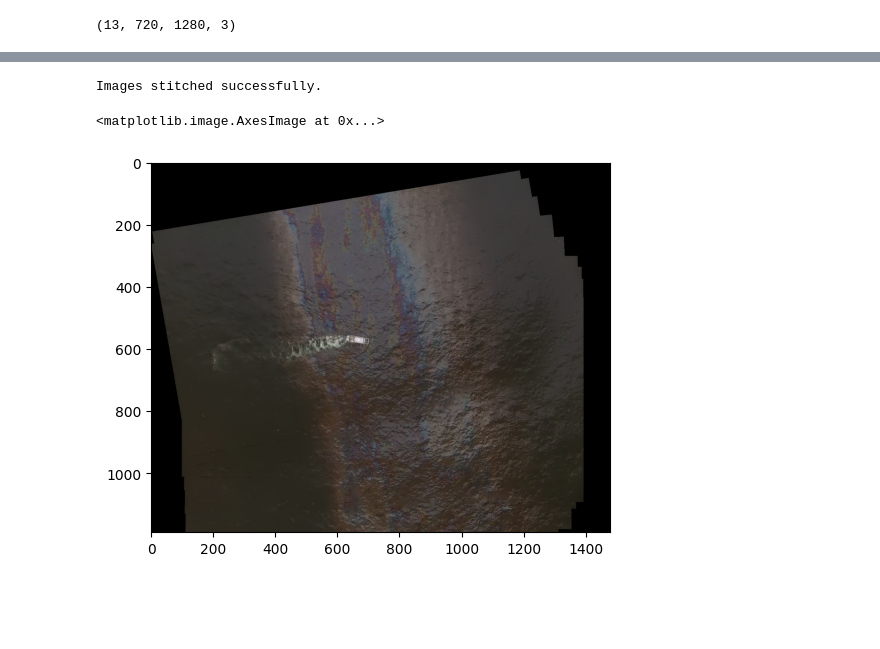
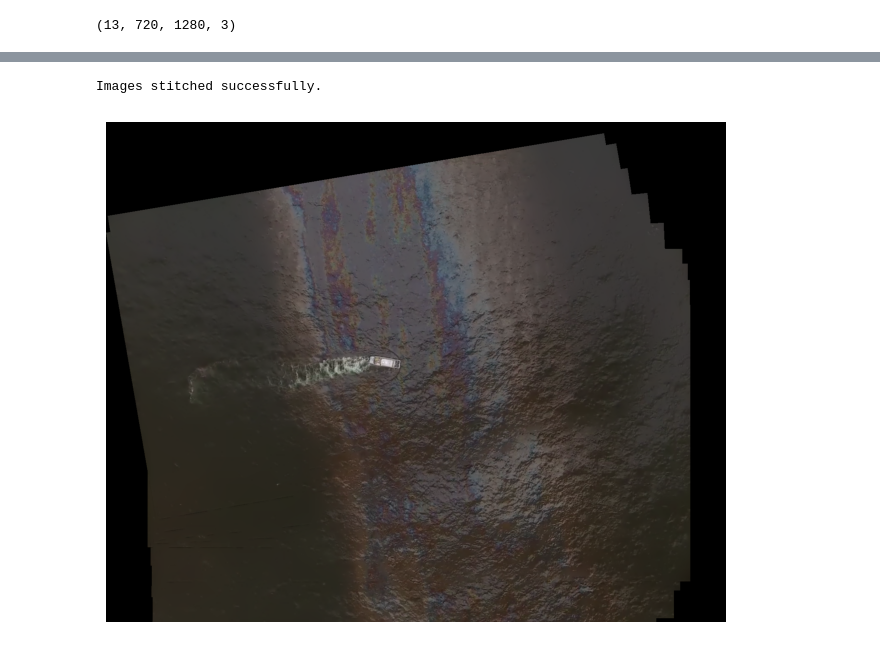
Before and after one commit to vederko-p/oil_segmentation, a Jupyter notebook: notebooks/image_stitching/Image stitching from video.ipynb, the cells around one changed output, grey strips where cells are left out. Saved outputs shown, nothing was run; the diff lists cells and outputs as text; code cells hidden in the pictures; blank space fills up the shorter version.

```diff
--- a/notebooks/image_stitching/Image stitching from video.ipynb
+++ b/notebooks/image_stitching/Image stitching from video.ipynb
@@ -27,15 +29,17 @@ plt.show()
 stitcher = cv2.Stitcher.create(cv2.Stitcher_SCANS)
 # %%
 status, output = stitcher.stitch(video_frames)
-# %%
-if status == 0:
-    print('Images stitched successfully.')
-else:
-    print(f'Error status: {status}')
-# %% [output]
-Images stitched successfully.
-# %%
-plt.imshow(output)
-# %% [output]
-<matplotlib.image.AxesImage at 0x...>
-[figure, removed]
+# %%
+if status == 0:
+    print('Images stitched successfully.')
+else:
+    print(f'Error status: {status}')
+# %% [output]
+Images stitched successfully.
+# %%
+fig, ax = plt.subplots(figsize=(8, 8))
+ax.imshow(output)
+ax.axis('off')
+plt.show()
+# %% [output]
+[figure, added]
```
Also changed, not shown: parts of 1 cell of this notebook.
